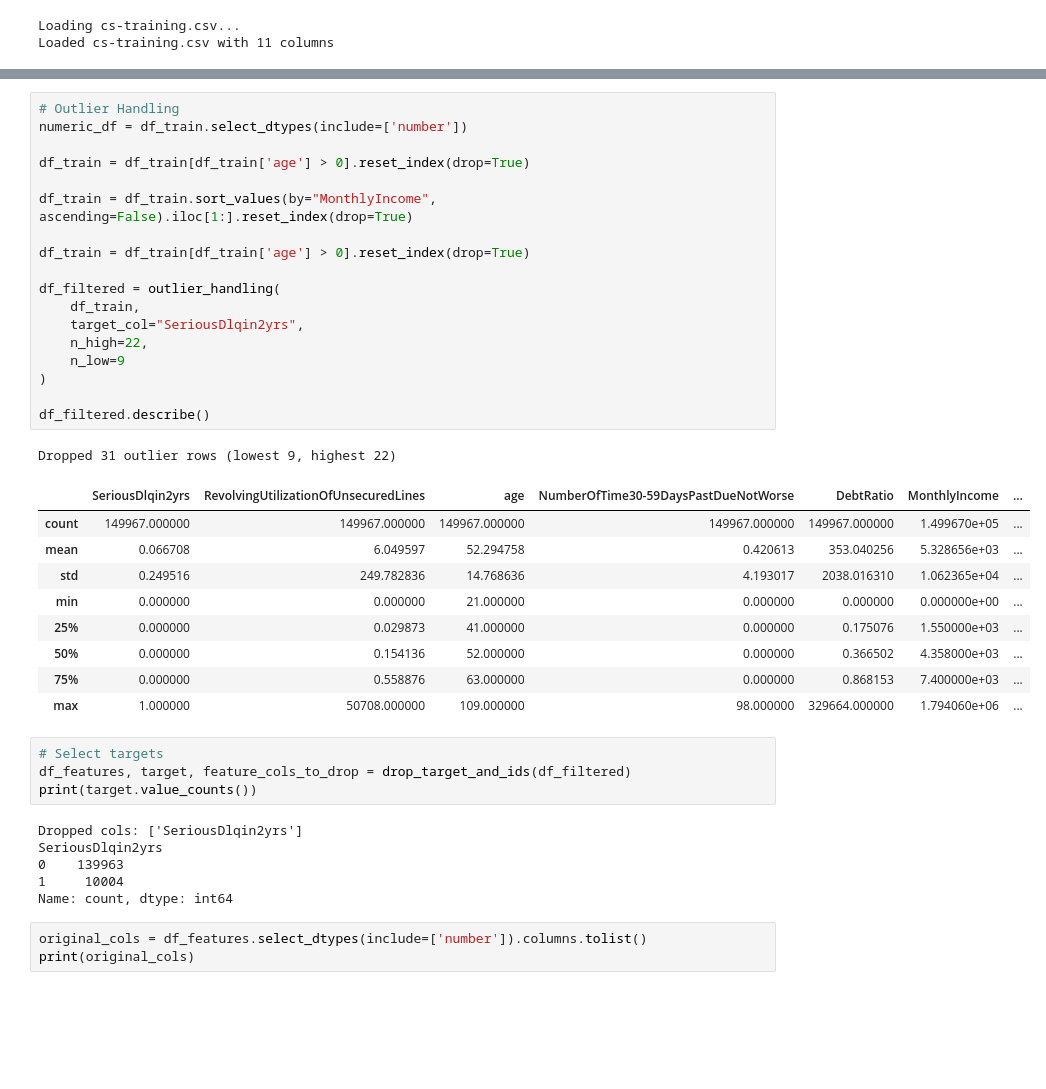
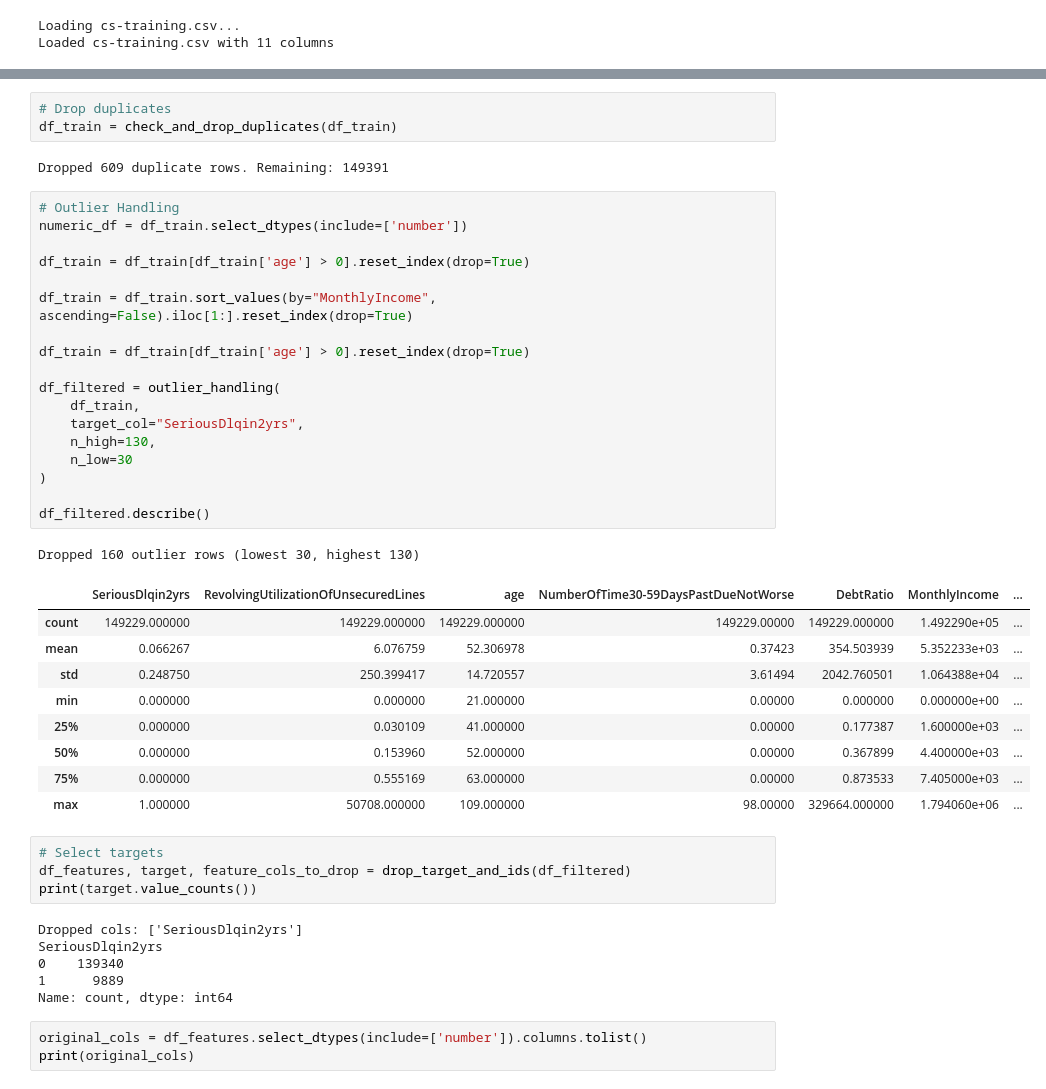
Before and after one commit to sunnysunny77/loan, a Jupyter notebook: cr.ipynb, the cells around one changed output, grey strips where cells are left out. Drawn from its saved outputs; the diff is of its cells as text; blank space fills up the shorter version.

```diff
--- a/cr.ipynb
+++ b/cr.ipynb
@@ -632,35 +635,40 @@ Total duplicate rows: 646
 | NumberOfTimes90DaysLate | int64 | 150000 | 0 | 0.00 | 19 | 0.265973 | 4.169304 | 0.0 | 0.000000 | 0.000000 | 0.000000 | ... |
 | NumberRealEstateLoansOrLines | int64 | 150000 | 0 | 0.00 | 28 | 1.018240 | 1.129771 | 0.0 | 0.000000 | 1.000000 | 2.000000 | ... |
 | NumberOfTime60-89DaysPastDueNotWorse | int64 | 150000 | 0 | 0.00 | 13 | 0.240387 | 4.155179 | 0.0 | 0.000000 | 0.000000 | 0.000000 | ... |
+# %%
+# Drop duplicates
+df_train = check_and_drop_duplicates(df_train)
+# %% [output]
+Dropped 609 duplicate rows. Remaining: 149391
 # %%
 # Outlier Handling
 numeric_df = df_train.select_dtypes(include=['number'])
 
 df_train = df_train[df_train['age'] > 0].reset_index(drop=True)
 
 df_train = df_train.sort_values(by="MonthlyIncome", ascending=False).iloc[1:].reset_index(drop=True)
 
 df_train = df_train[df_train['age'] > 0].reset_index(drop=True)
 
 df_filtered = outlier_handling(
     df_train,
     target_col="SeriousDlqin2yrs",
-    n_high=22,
-    n_low=9
+    n_high=130,
+    n_low=30
 )
 
 df_filtered.describe()
 # %% [output]
-Dropped 31 outlier rows (lowest 9, highest 22)
+Dropped 160 outlier rows (lowest 30, highest 130)
 |  | SeriousDlqin2yrs | RevolvingUtilizationOfUnsecuredLines | age | NumberOfTime30-59DaysPastDueNotWorse | DebtRatio | MonthlyIncome | ... |
-| count | 149967.000000 | 149967.000000 | 149967.000000 | 149967.000000 | 149967.000000 | 1.499670e+05 | ... |
-| mean | 0.066708 | 6.049597 | 52.294758 | 0.420613 | 353.040256 | 5.328656e+03 | ... |
-| std | 0.249516 | 249.782836 | 14.768636 | 4.193017 | 2038.016310 | 1.062365e+04 | ... |
-| min | 0.000000 | 0.000000 | 21.000000 | 0.000000 | 0.000000 | 0.000000e+00 | ... |
-| 25% | 0.000000 | 0.029873 | 41.000000 | 0.000000 | 0.175076 | 1.550000e+03 | ... |
-| 50% | 0.000000 | 0.154136 | 52.000000 | 0.000000 | 0.366502 | 4.358000e+03 | ... |
-| 75% | 0.000000 | 0.558876 | 63.000000 | 0.000000 | 0.868153 | 7.400000e+03 | ... |
-| max | 1.000000 | 50708.000000 | 109.000000 | 98.000000 | 329664.000000 | 1.794060e+06 | ... |
+| count | 149229.000000 | 149229.000000 | 149229.000000 | 149229.00000 | 149229.000000 | 1.492290e+05 | ... |
+| mean | 0.066267 | 6.076759 | 52.306978 | 0.37423 | 354.503939 | 5.352233e+03 | ... |
+| std | 0.248750 | 250.399417 | 14.720557 | 3.61494 | 2042.760501 | 1.064388e+04 | ... |
+| min | 0.000000 | 0.000000 | 21.000000 | 0.00000 | 0.000000 | 0.000000e+00 | ... |
+| 25% | 0.000000 | 0.030109 | 41.000000 | 0.00000 | 0.177387 | 1.600000e+03 | ... |
+| 50% | 0.000000 | 0.153960 | 52.000000 | 0.00000 | 0.367899 | 4.400000e+03 | ... |
+| 75% | 0.000000 | 0.555169 | 63.000000 | 0.00000 | 0.873533 | 7.405000e+03 | ... |
+| max | 1.000000 | 50708.000000 | 109.000000 | 98.00000 | 329664.000000 | 1.794060e+06 | ... |
 # %%
 # Select targets
 df_features, target, feature_cols_to_drop = drop_target_and_ids(df_filtered)
@@ -668,8 +676,8 @@ print(target.value_counts())
 # %% [output]
 Dropped cols: ['SeriousDlqin2yrs']
 SeriousDlqin2yrs
-0    139963
-1     10004
+0    139340
+1      9889
 Name: count, dtype: int64
 # %%
 original_cols = df_features.select_dtypes(include=['number']).columns.tolist()
```
Also changed, not shown: parts of 18 cells of this notebook, 17 other files.
